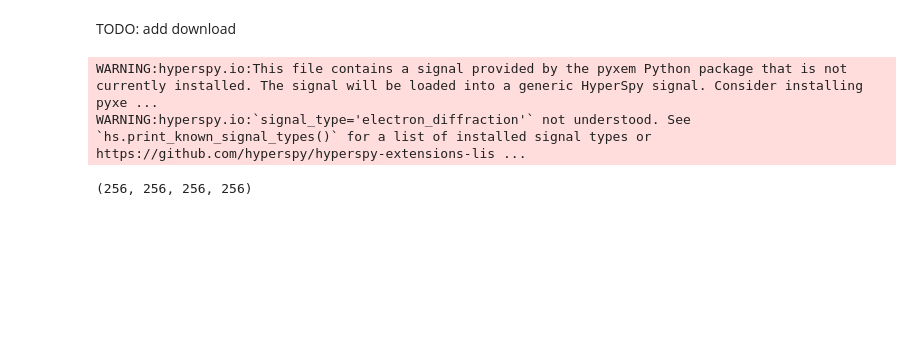
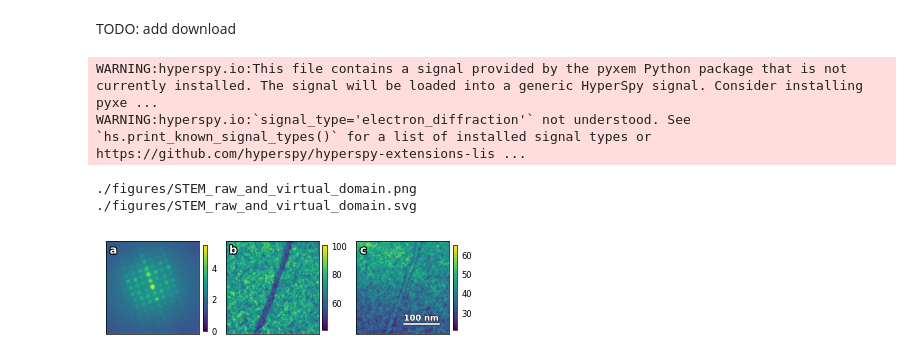
Before and after one commit to m3-learning/m3_learning_old, a Jupyter notebook: m3_learning/papers/2023_Imaging_ferroelectric_domains_by_scanning_electron_diffraction/Analysis_notebook.ipynb, the cells around one changed output. Cells and saved outputs as stored; diff of their text form; code cells hidden in the pictures; blank space fills up the shorter version.

Commit message:
update with first image

```diff
--- a/m3_learning/papers/2023_Imaging_ferroelectric_domains_by_scanning_electron_diffraction/Analysis_notebook.ipynb
+++ b/m3_learning/papers/2023_Imaging_ferroelectric_domains_by_scanning_electron_diffraction/Analysis_notebook.ipynb
@@ -27,7 +52,24 @@ import hyperspy.api as hs
 # %% [markdown]
 TODO: add download
+# %%
+class STEM_Dataset:
+    def __init__(self, data_path):
+        s = hs.load(data_path,
+            reader="hspy",
+            lazy=False,
+        )
+        self.data = s.data
+        self.log_data = s
+
+    @property
+    def log_data(self):
+        return self._log_data
+
+    @log_data.setter
+    def log_data(self, log_data):
+        self._log_data = np.log(log_data.data + 1)
 # %%
-s = hs.load("/home/ferroelectric/data/256p_3w_step1k4_a5_cl12_50ms_nmf_4.hspy", reader="hspy", lazy=False)
+domain = STEM_Dataset(data_path="/home/ferroelectric/data/256p_3w_step1k4_a5_cl12_50ms_nmf_4.hspy")
 # %% [output]
 WARNING:hyperspy.io:This file contains a signal provided by the pyxem Python package that is not currently installed. The signal will be loaded into a generic HyperSpy signal. Consider installing pyxe ...
 WARNING:hyperspy.io:`signal_type='electron_diffraction'` not understood. See `hs.print_known_signal_types()` for a list of installed signal types or https://github.com/hyperspy/hyperspy-extensions-lis ...
@@ -40,5 +76,14 @@ def mean_data(s):
-# %%
-raw_data = s.data
-log_data = np.log(raw_data+1).reshape(-1,256,256)
-# %% [output]
-(256, 256, 256, 256)
+# %%
+viz = Viz(printer = printing, labelfigs_=True)
+# %%
+bright_field_ = (117,135, 119, 135)
+dark_field_ = (102,117, 114,130)
+printer_ = printer(basepath="./figures/")
+filename = "STEM_raw_and_virtual_domain"
+scalebar_ = {'width': 250, 'scale length': 100, 'units': 'nm'}
+
+viz.STEM_raw_and_virtual(domain, bright_field_=bright_field_, dark_field_=dark_field_, scalebar_=scalebar_, filename=filename)
+# %% [output]
+./figures/STEM_raw_and_virtual_domain.png
+./figures/STEM_raw_and_virtual_domain.svg
+[figure, added]
```
Also changed, not shown: parts of 11 cells of this notebook, 8 other files.
